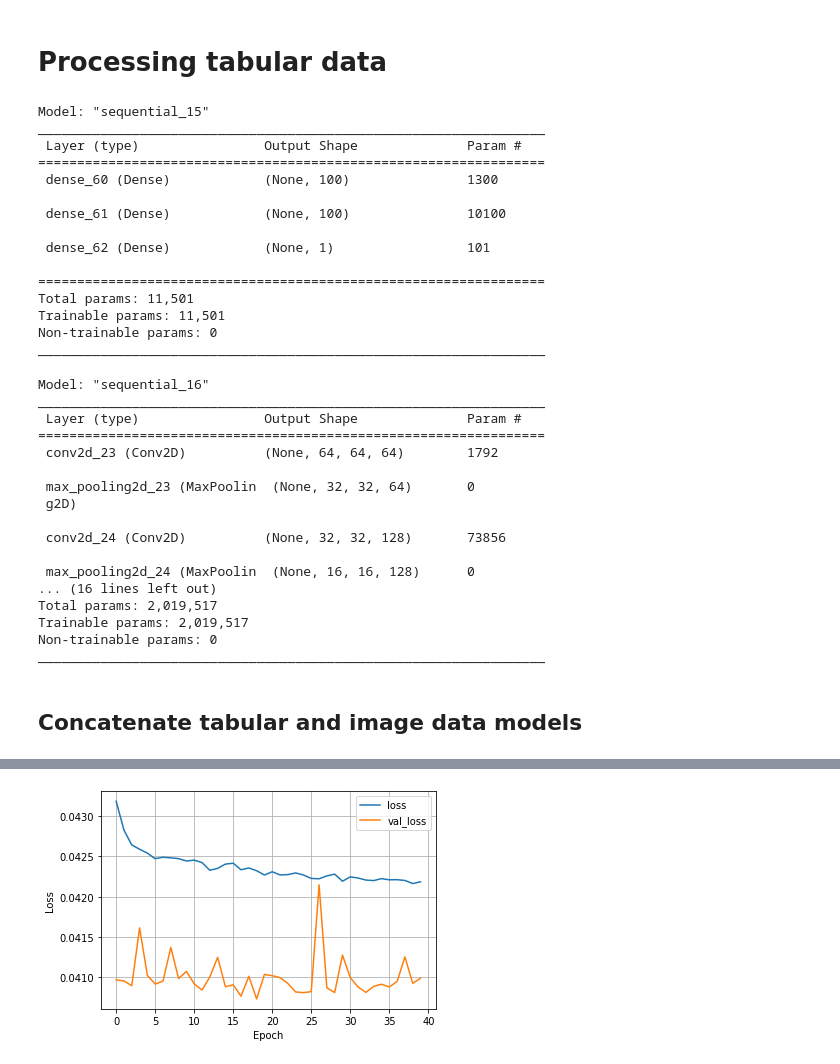
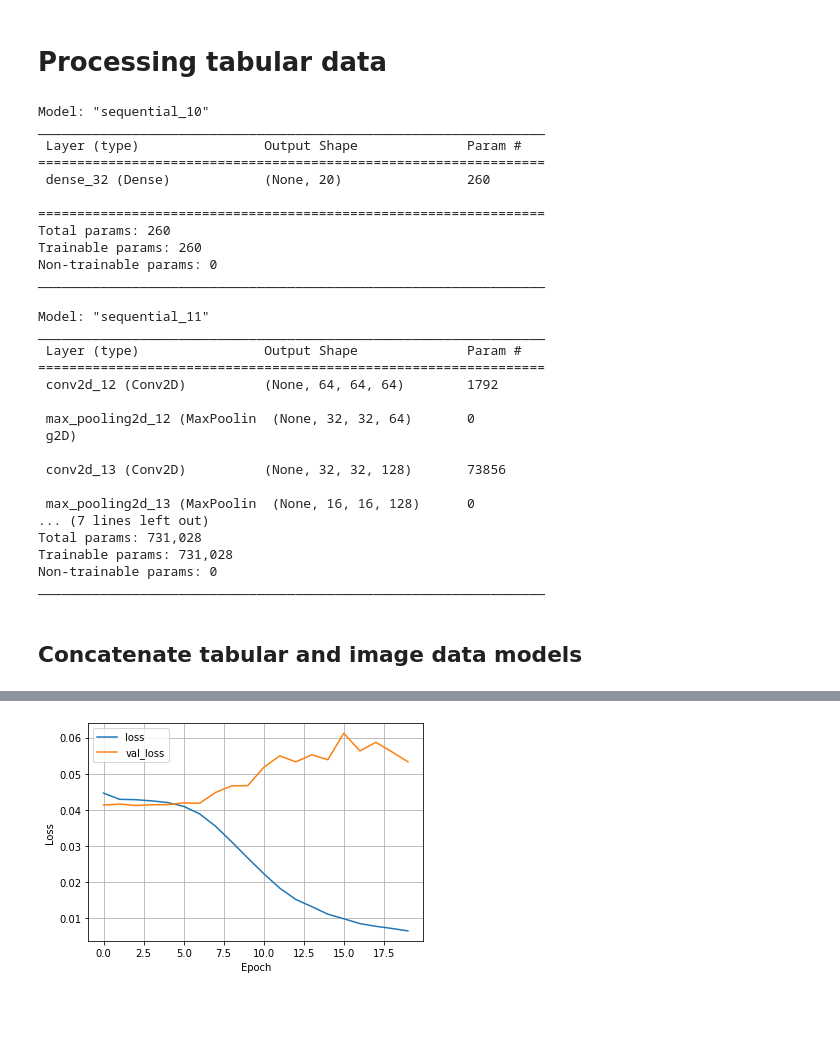
Before and after one commit to ilsefeenstra/CassBenteDemiIlse, a Jupyter notebook: Milestone_1.ipynb, the cells around one changed output, grey strips where cells are left out. Drawn from its saved outputs; the diff is of its cells as text; code cells hidden in the pictures; blank space fills up the shorter version.

```diff
--- a/Milestone_1.ipynb
+++ b/Milestone_1.ipynb
@@ -151,32 +151,22 @@ def build_neural_net(input_size, hidden_nodes):
     # Create a hidden layer with relu activations
     model.add(layers.Dense(units=hidden_nodes, activation='relu', input_shape=(input_size,)))
 
-    # Create a hidden layer with relu activations
-    model.add(layers.Dense(units=hidden_nodes, activation='relu'))
-
-    # Create the output layer with 1 regression output unit
-    model.add(layers.Dense(units=1))
-
     return model
 
 # Create neural network for tabular data and get summary of model
 # with 12 inputs and 100 hidden nodes
-tabular_NN = build_neural_net(12, 100)
+tabular_NN = build_neural_net(12, hidden_nodes=20)
 tabular_NN.summary()
 # %% [output]
-Model: "sequential_15"
+Model: "sequential_10"
 _________________________________________________________________
  Layer (type)                Output Shape              Param #
 =================================================================
- dense_60 (Dense)            (None, 100)               1300
-
- dense_61 (Dense)            (None, 100)               10100
-
- dense_62 (Dense)            (None, 1)                 101
+ dense_32 (Dense)            (None, 20)                260
 
 =================================================================
-Total params: 11,501
-Trainable params: 11,501
+Total params: 260
+Trainable params: 260
 Non-trainable params: 0
 _________________________________________________________________
 # %%
@@ -200,46 +190,34 @@ def build_convol_net(image_size, hidden_nodes):
     # Create a maxpool layer
     model.add(layers.MaxPool2D(pool_size=(2,2), strides=2))
 
-    # Create a convolutional layer with relu activation
-    model.add(layers.Conv2D(filters=256, kernel_size=(3,3), activation='relu', padding='same'))
-
-    # Create a maxpool layer
-    model.add(layers.MaxPool2D(pool_size=(2,2), strides=2))
-
     # Create a flattening layer
     model.add(layers.Flatten())
 
     # Create a dense layer with relu activations
-    model.add(layers.Dense(units=hidden_nodes, activation='relu'))
-
-    # Create a dense layer with relu activations
     model.add(layers.Dense(units=hidden_nodes, activation="relu"))
 
-    # Create the output layer with 1 sigmoid output unit
-    model.add(layers.Dense(units=1, activation='sigmoid'))
-
     return model
 # %%
 # Create neural network for image data and get summary of model
 image_size = (64, 64, 3)
-image_NN = build_convol_net(image_size, hidden_nodes=100)
+image_NN = build_convol_net(image_size, hidden_nodes=20)
 image_NN.summary()
 # %% [output]
-Model: "sequential_16"
+Model: "sequential_11"
 _________________________________________________________________
  Layer (type)                Output Shape              Param #
 =================================================================
- conv2d_23 (Conv2D)          (None, 64, 64, 64)        1792
+ conv2d_12 (Conv2D)          (None, 64, 64, 64)        1792
 
- max_pooling2d_23 (MaxPoolin  (None, 32, 32, 64)       0
+ max_pooling2d_12 (MaxPoolin  (None, 32, 32, 64)       0
  g2D)
 
- conv2d_24 (Conv2D)          (None, 32, 32, 128)       73856
+ conv2d_13 (Conv2D)          (None, 32, 32, 128)       73856
 
- max_pooling2d_24 (MaxPoolin  (None, 16, 16, 128)      0
-... (16 lines left out)
-Total params: 2,019,517
-Trainable params: 2,019,517
+ max_pooling2d_13 (MaxPoolin  (None, 16, 16, 128)      0
+... (7 lines left out)
+Total params: 731,028
+Trainable params: 731,028
 Non-trainable params: 0
 _________________________________________________________________
 # %% [markdown]
@@ -268,13 +246,13 @@ def concatenate_models(model1, model2, hidden_nodes):
 # Part of code from: https://www.tensorflow.org/tutorials/keras/regression
 
 # Concatenate tabular and image neural networks
-concat_model = concatenate_models(tabular_NN, image_NN, hidden_nodes=100)
+concat_model = concatenate_models(tabular_NN, image_NN, hidden_nodes=20)
 
 # Compile model and use mean squared error as loss
 concat_model.compile(loss=MeanSquaredError())
 
 # Train the model by fitting both tabular and image data at the same time
-history = concat_model.fit(x=[x_train_tabular, train_imgs_array], y=y_train, batch_size=20, epochs=40, validation_split=.1)
+history = concat_model.fit(x=[x_train_tabular, train_imgs_array], y=y_train, batch_size=20, epochs=20, validation_split=.1)
 
 # Store loss during training in DataFrame
 hist = pd.DataFrame(history.history)
@@ -322 +300 @@ Test loss: 0.227
-[figure, old version]
+[figure, new version]
```
Also changed, not shown: parts of 3 cells of this notebook, 1 other file.
